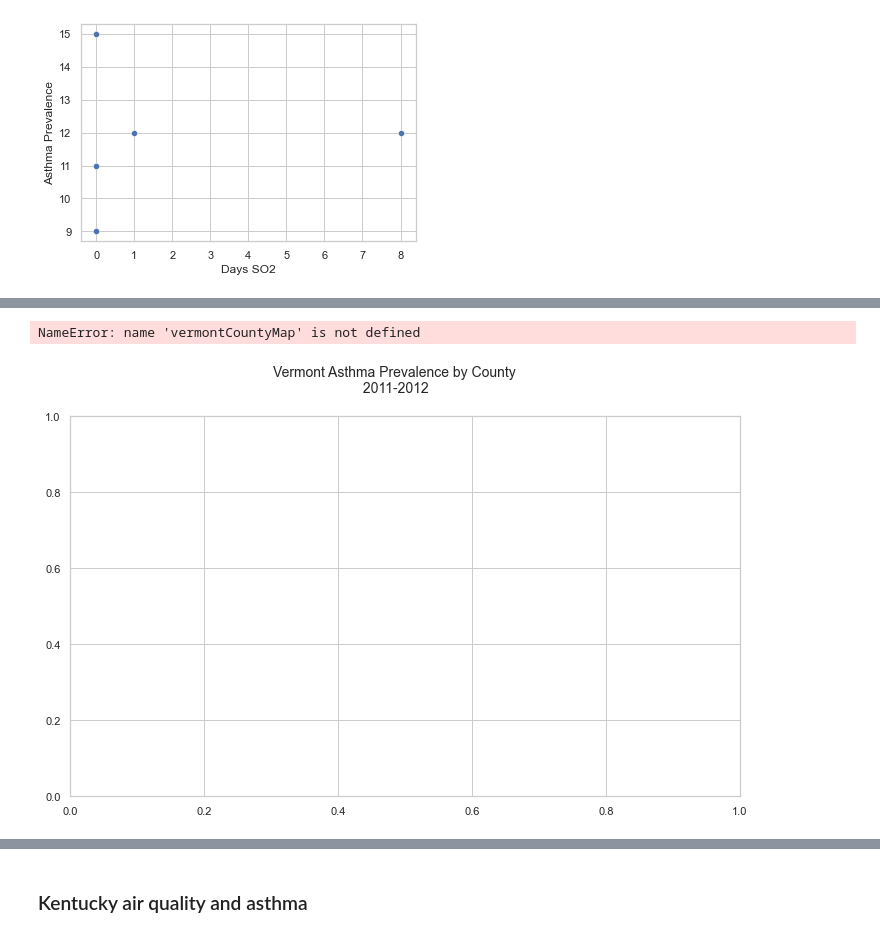
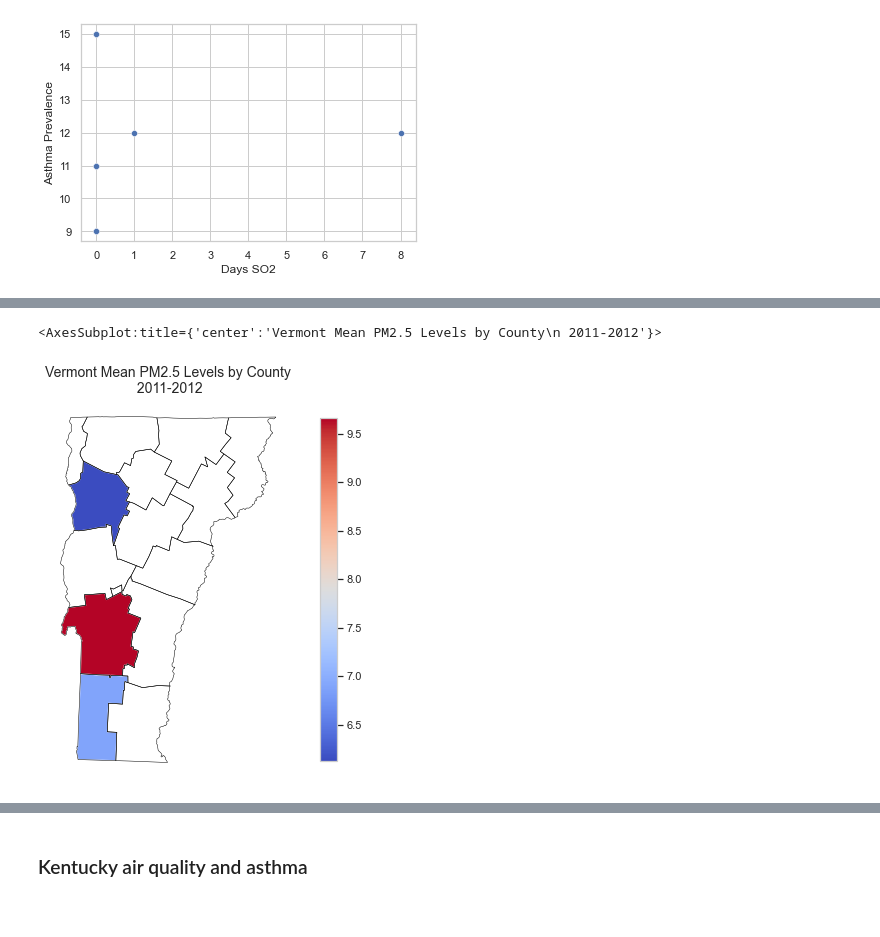
Before and after one commit to mjlaw/FIT_capstone, a Jupyter notebook: Jupyter_notebooks/Air Quality and Asthma part2.ipynb, the cells around one changed output, grey strips where cells are left out. Cells and saved outputs as stored; diff of their text form; code cells hidden in the pictures.

```diff
--- a/Jupyter_notebooks/Air Quality and Asthma part2.ipynb
+++ b/Jupyter_notebooks/Air Quality and Asthma part2.ipynb
@@ -535,0 +429,5 @@ correlationvermontAsthmaOzone
+# %%
+#group by county for mapping
+pm25CombinedVermontCountyGrouped = pm25CombinedVermontCounty.iloc[:, 0:2].groupby(pm25CombinedVermontCounty['County']).mean()
+pm25CombinedVermontCountyGrouped = pm25CombinedVermontCountyGrouped.reset_index().copy()
+pm25CombinedVermontCountyGrouped
@@ -683,0 +692,11 @@ plt.close()
+# %%
+#read in US county shapefile map
+countyMap = gpd.read_file('C:\\Users\\Mary\\CIS5898\\cb_2014_us_county_5m\\cb_2014_us_county_5m.shp')
+# %%
+#limit the county map to the state of Vermont.
+#Per https://www.nrcs.usda.gov/wps/portal/nrcs/detail/?cid=nrcs143_013696, the STATEFP for Vermont is 50
+vermontCountyMap = countyMap[countyMap['STATEFP']== '50']
+# %%
+#merge Vermont county map with mean PM2.5
+vermontPM25Map = pd.merge(vermontCountyMap, pm25CombinedVermontCountyGrouped, left_on=vermontCountyMap['NAME'],
+                right_on=pm25CombinedVermontCountyGrouped['County'], how='right')
@@ -684,18 +710,17 @@ plt.close()
 # %%
-#plot 2012 map Vermont asthma and air quality
+#Code for visualizing maps was modified from author Jonathan Cutrer's GeoPandas Tutorials articles:
+#https://jcutrer.com/python/learn-geopandas-plotting-tornados
+#https://jcutrer.com/python/learn-geopandas-plotting-usmaps
+
+#plot 2012 map Vermont PM2.5 levels
 fig = plt.figure(1, figsize=(12,7))
 ax = fig.add_subplot()
+ax.set_title('Vermont Mean PM2.5 Levels by County\n 2011-2012', fontsize=14)
+ax.set_axis_off()
 
-# US Lower 48 Bounding Box
-# -141.00000, 26.00000, -65.50000, 72.00000
-
-#ax.set_xlim(-14100244, -7200000)
-#ax.set_ylim(2600000, 6550000)
-#ax.set_axis_off()
-
-fig.suptitle('Vermont Asthma Prevalence by County\n 2011-2012', fontsize=14)
 vermontCountyMap.boundary.plot(ax=ax, color = 'black', linewidth=.5)
-vermontMerged.plot(ax = ax, column='countyRate.18', scheme="quantiles",legend=True,cmap='coolwarm')
+vermontPM25Map.plot(ax = ax, column='PM2.5 Mean', legend=True,cmap='coolwarm',
+                    legend_kwds={'orientation': "vertical", "shrink": 0.9})
 # %% [output]
-NameError: name 'vermontCountyMap' is not defined
+<AxesSubplot:title={'center':'Vermont Mean PM2.5 Levels by County\n 2011-2012'}>
-[figure, old version]
+[figure, new version]
```
Also changed, not shown: parts of 156 cells of this notebook.
